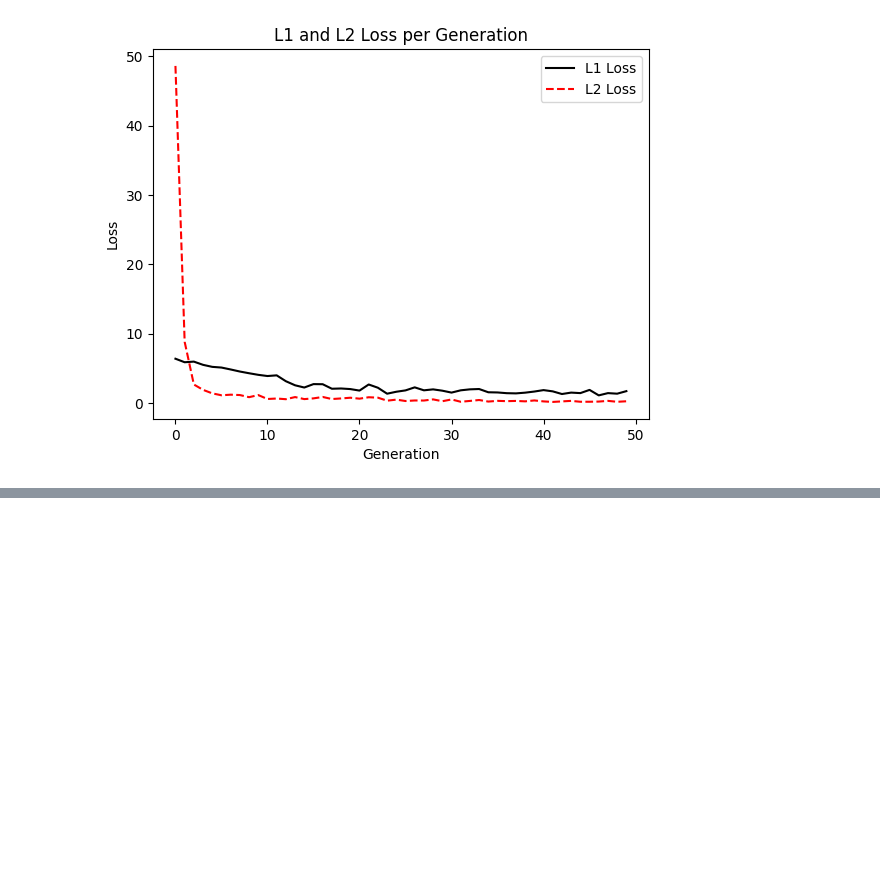
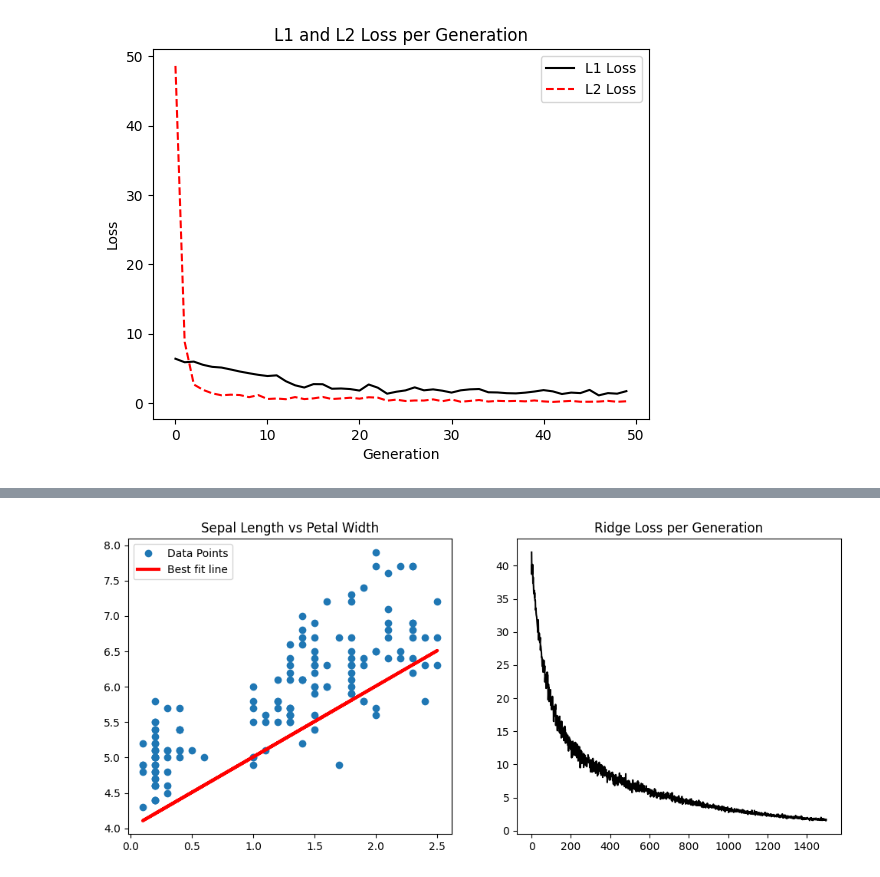
Before and after one commit to Balachandar-Ganesan/DeepLearning, a Jupyter notebook: 009_Regression.ipynb, the cells around one changed output, grey strips where cells are left out. Drawn from its saved outputs; the diff is of its cells as text; code cells hidden in the pictures; blank space fills up the shorter version.

```diff
--- a/009_Regression.ipynb
+++ b/009_Regression.ipynb
@@ -176,0 +259,84 @@ L2 Step #50: A = [1.0569338], b = [4.529507]
+# %%
+#Lasso Ridge Regression
+#Regression if works well for trained data but fails on data not seen before it is overfitting..
+
+import matplotlib.pyplot as plt
+import numpy as np
+import tensorflow as tf
+from sklearn import datasets
+
+# 1. Configuration
+regression_type = 'Ridge'  # Or 'LASSO'
+batch_size = 50
+learning_rate = 0.001
+iterations = 1500
+seed = 13
+
+# 2. Reproducibility
+np.random.seed(seed)
+tf.random.set_seed(seed)
+
+# 3. Load data
+iris = datasets.load_iris()
+x_vals = np.array([x[3] for x in iris.data], dtype=np.float32)
+y_vals = np.array([y[0] for y in iris.data], dtype=np.float32)
+
+# 4. Initialize Variables
+A = tf.Variable(tf.random.normal(shape=(1, 1)))
+b = tf.Variable(tf.random.normal(shape=(1, 1)))
+optimizer = tf.keras.optimizers.SGD(learning_rate)
+
+loss_vec = []
+
+# 5. Training Loop
+for i in range(iterations):
+    rand_index = np.random.choice(len(x_vals), size=batch_size)
+    rand_x = np.atleast_2d(x_vals[rand_index]).T
+    rand_y = np.atleast_2d(y_vals[rand_index]).T
+
+    with tf.GradientTape() as tape:
+        # Model: y = Ax + b
+        model_output = tf.add(tf.matmul(rand_x, A), b)
+        mse_loss = tf.reduce_mean(tf.square(rand_y - model_output))
+
+        if regression_type == 'LASSO':
+            # Soft-approximation of Heaviside step for LASSO
+            lasso_param = 0.9
+            heavyside_step = 1. / (1. + tf.exp(-50. * (A - lasso_param)))
+            regularization = heavyside_step * 99.
+            loss = mse_loss + regularization
+        else: # Ridge
+            ridge_param = 1.0
+            ridge_loss = tf.reduce_mean(tf.square(A))
+            loss = mse_loss + (ridge_param * ridge_loss)
+
+    # Apply Gradients
+    gradients = tape.gradient(loss, [A, b])
+    optimizer.apply_gradients(zip(gradients, [A, b]))
+
+    current_loss = loss.numpy()
+    # Flatten loss for recording
+    loss_vec.append(np.array(current_loss).flatten()[0])
+
+    if (i + 1) % 300 == 0:
+        print(f'Step #{i+1} A = {A.numpy().flatten()} b = {b.numpy().flatten()}')
+        print(f'Loss = {current_loss}\n')
+
+# 6. Extract Results
+slope = A.numpy()[0][0]
+y_intercept = b.numpy()[0][0]
+best_fit = slope * x_vals + y_intercept
+
+# 7. Plotting
+plt.figure(figsize=(12, 5))
+plt.subplot(1, 2, 1)
+plt.plot(x_vals, y_vals, 'o', label='Data Points')
+plt.plot(x_vals, best_fit, 'r-', label='Best fit line', linewidth=3)
+plt.title('Sepal Length vs Petal Width')
+plt.legend()
+
+plt.subplot(1, 2, 2)
+plt.plot(loss_vec, 'k-')
+plt.title(f'{regression_type} Loss per Generation')
+plt.show()
+# %% [output]
@@ -176,0 +357 @@ L2 Step #50: A = [1.0569338], b = [4.529507]
+[figure, added]
```
Also changed, not shown: parts of 2 cells of this notebook.
